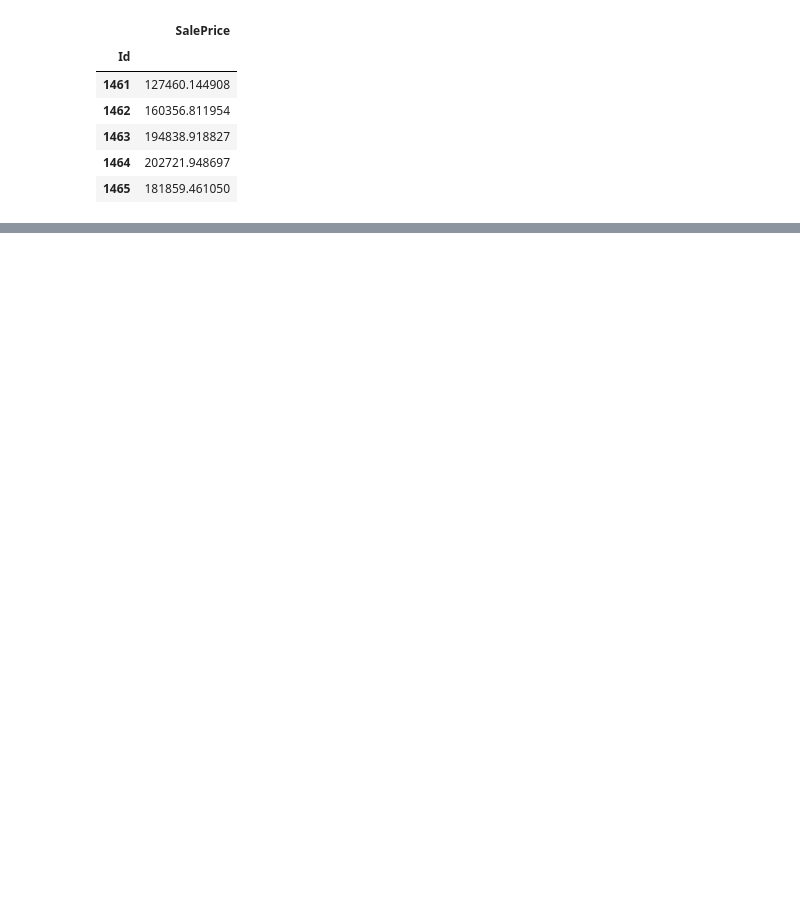
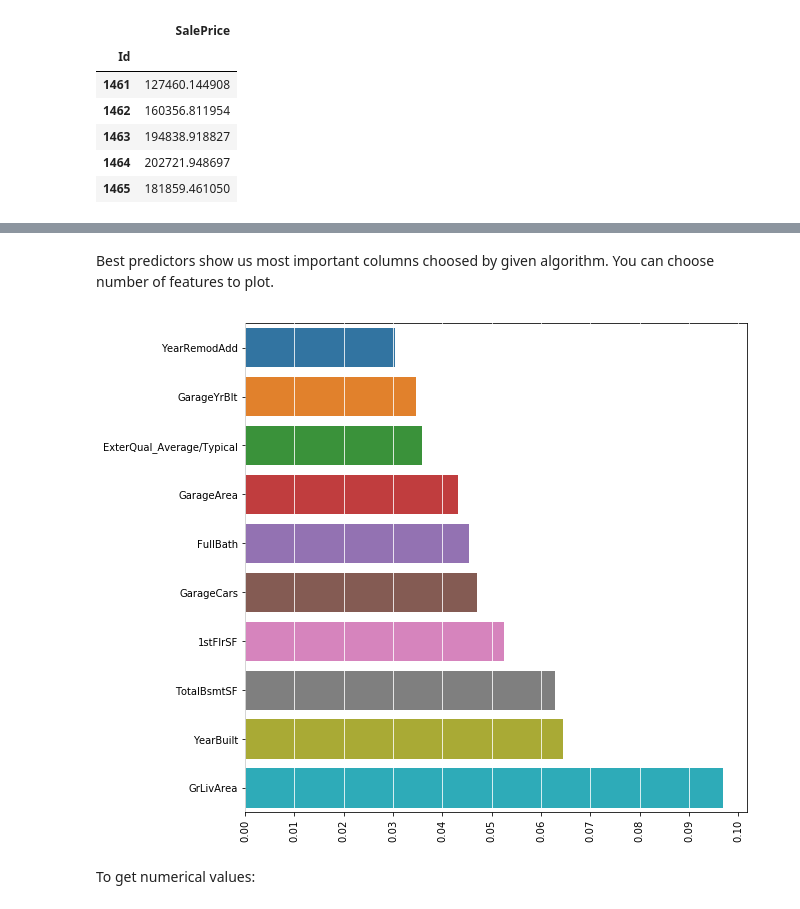
Before and after one commit to matkalinowski/Kaggle-House-prices, a Jupyter notebook: Ensemble.ipynb, the cells around one changed output, grey strips where cells are left out. Saved outputs shown, nothing was run; the diff lists cells and outputs as text; code cells hidden in the pictures; blank space fills up the shorter version.

```diff
--- a/Ensemble.ipynb
+++ b/Ensemble.ipynb
@@ -234,35 +347,0 @@ lasso_xgb_results[1].plot_results()
-# %%
-from sklearn.linear_model import Ridge, ElasticNet
-
-models = []
-
-lasso_param_grid = dict(alpha=[1e-7, 1e-5, 1e-4, 3e-4, 4e-4, 5e-4])
-lasso_model = RegressionModel(RegressionResults, Lasso(normalize=False, max_iter=5000), lasso_param_grid, name='lasso')
-models.append(lasso_model)
-
-ridge_param_grid = dict(alpha=[1e-4, 1e-3, 1e-2, .1, 1, 3])
-ridge_model = RegressionModel(RegressionResults, Ridge(normalize=False, max_iter=5000), ridge_param_grid, name='ridge')
-models.append(ridge_model)
-
-elasticNet_param_grid = dict(alpha=[1e-7, 1e-6, 1e-5, 1e-4, 1e-3, 1e-2], l1_ratio=[.01, .1, .5, .9, .99])
-elasticNet_model = RegressionModel(RegressionResults, ElasticNet(normalize=False, max_iter=5000), elasticNet_param_grid, name='ElasticNet')
-models.append(elasticNet_model)
-
-rf_param_grid = {'n_estimators': [100, 200, 300], 'max_depth': [15, 20, 30, 50], 'max_features': ['sqrt']}
-rf_model = RegressionModel(TreeResults, RandomForestRegressor(), rf_param_grid, name='random_forest')
-models.append(rf_model)
-
-xgb_param_grid = {
-    "n_estimators": [500, 700],
-    "max_depth": [3],
-    "learning_rate":[.07, .075],
-    "colsample_bytree": [.4, .5],
-    "subsample": [.5],
-    "min_child_weight": [1.5]
-}
-xgb_model = RegressionModel(TreeResults,  xgb.XGBRegressor(), xgb_param_grid, name='xgb')
-models.append(xgb_model)
-
-en = Ensembler(models, f'ensemble of {len(models)} models skew_thresshold({skew_thresshold})_best_cols_quantile({best_cols_quantile})')
-en.fit(X_train, y_train)
-results = en.calculate_results_objects(X_train, y_train, X_test, predictions_form_restoring_method=restoring_method, plot_best_results=False)
@@ -349,0 +359,14 @@ results[3].plot_results()
+# %%
+from utils.plots.plotter import ResultsPlotter
+tree_results = results[3]
+xgb_results = results[4]
+tree_rp = ResultsPlotter(tree_results)
+xgb_rp = ResultsPlotter(xgb_results)
+# %% [markdown]
+Best predictors show us most important columns choosed by given algorithm. You can choose number of features to plot.
+# %%
+tree_rp.plot_best_predictors(10)
+# %% [output]
+[figure, added]
+# %% [markdown]
+To get numerical values:
```
Also changed, not shown: parts of 34 cells of this notebook, 9 other files.
